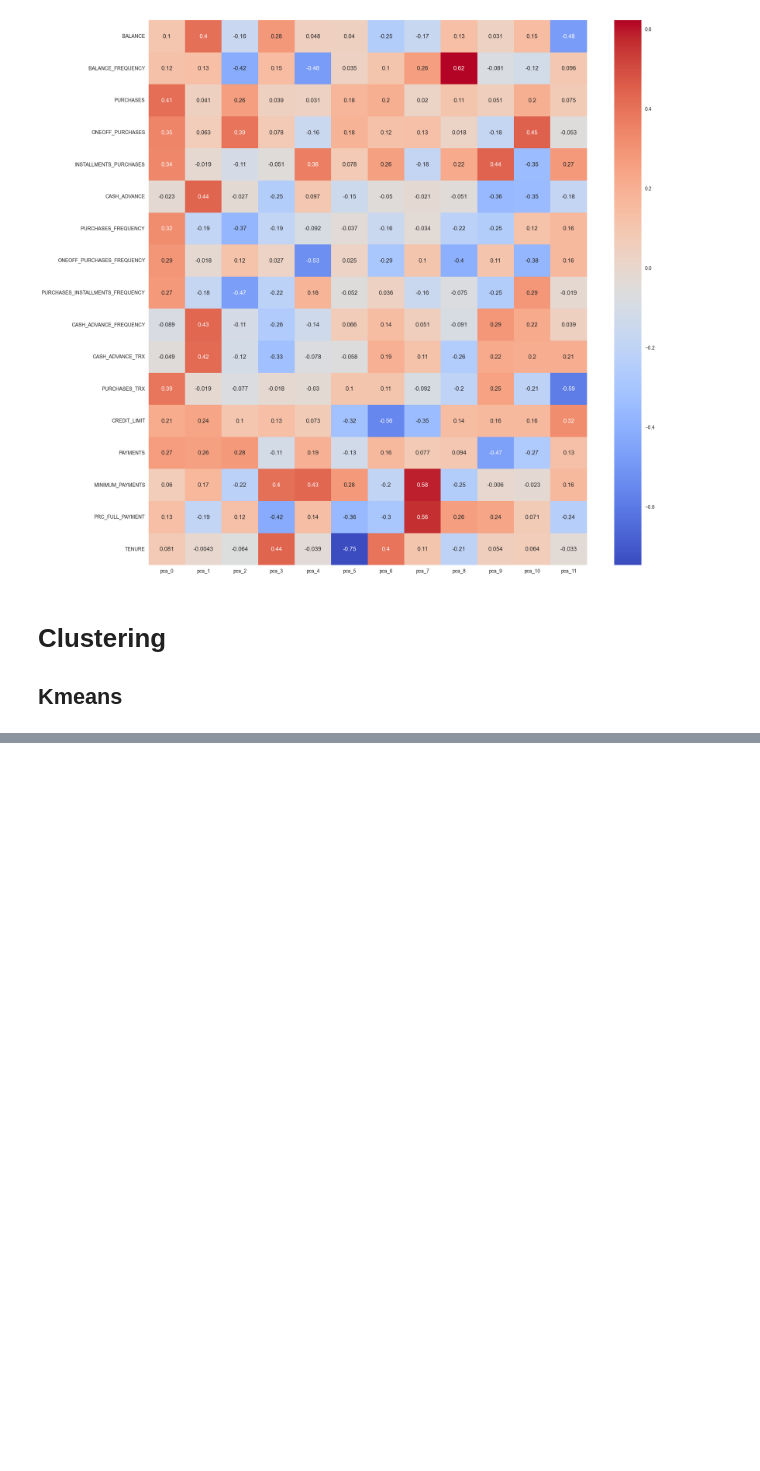
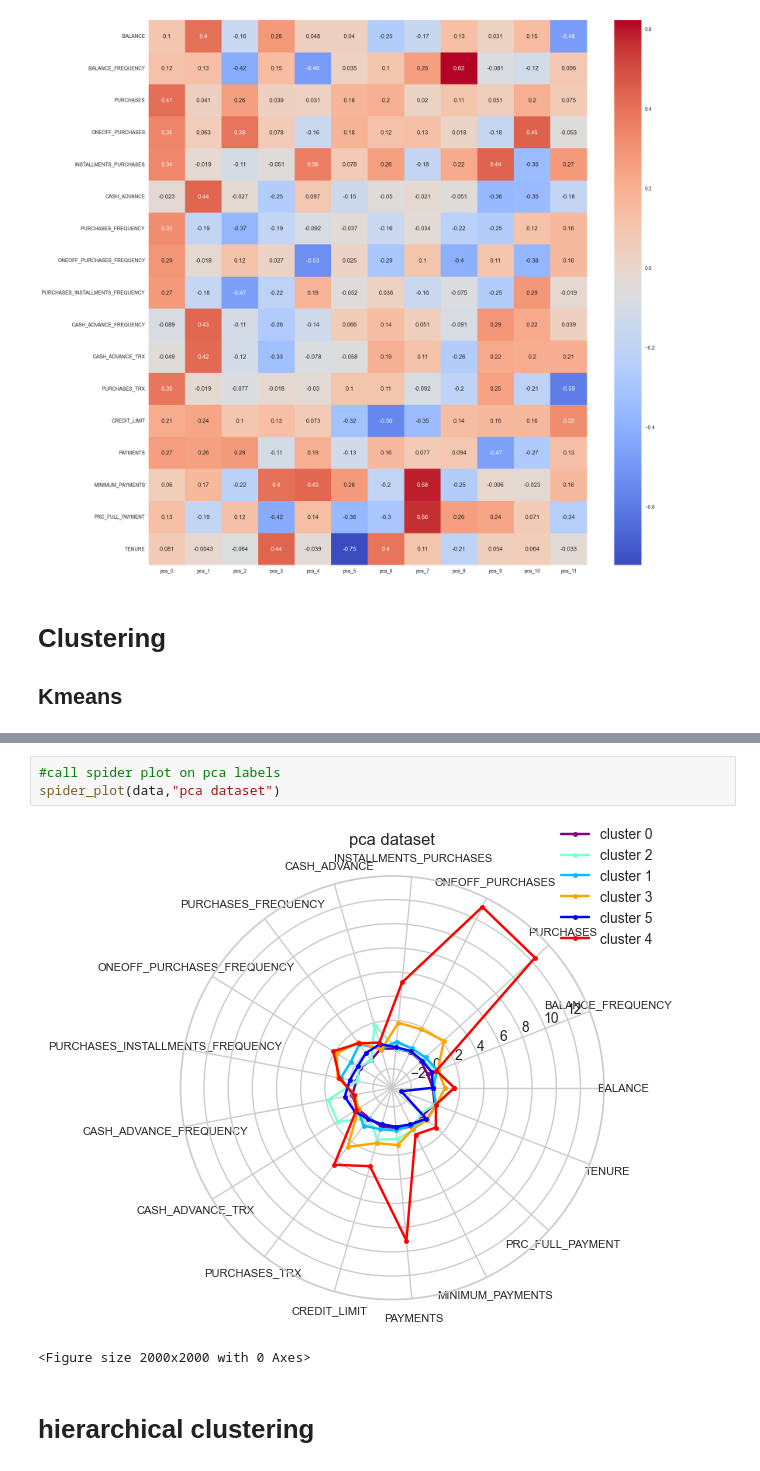
Before and after one commit to Enzo-hmdy/Tp3_Machine_learning_UQAC, a Jupyter notebook: clustering.ipynb, the cells around one changed output, grey strips where cells are left out. Cells and saved outputs as stored; diff of their text form; blank space fills up the shorter version.

Commit message:
oe le clustering

```diff
--- a/clustering.ipynb
+++ b/clustering.ipynb
@@ -356 +330,9 @@ Index(['BALANCE', 'BALANCE_FREQUENCY', 'PURCHASES', 'ONEOFF_PURCHASES',
+# %%
+#call spider plot on pca labels
+spider_plot(data,"pca dataset")
+# %% [output]
+[figure, added]
+<Figure size 2000x2000 with 0 Axes>
+# %% [markdown]
+# hierarchical clustering
 # %%
```
Also changed, not shown: parts of 12 cells of this notebook, 1 other file.
